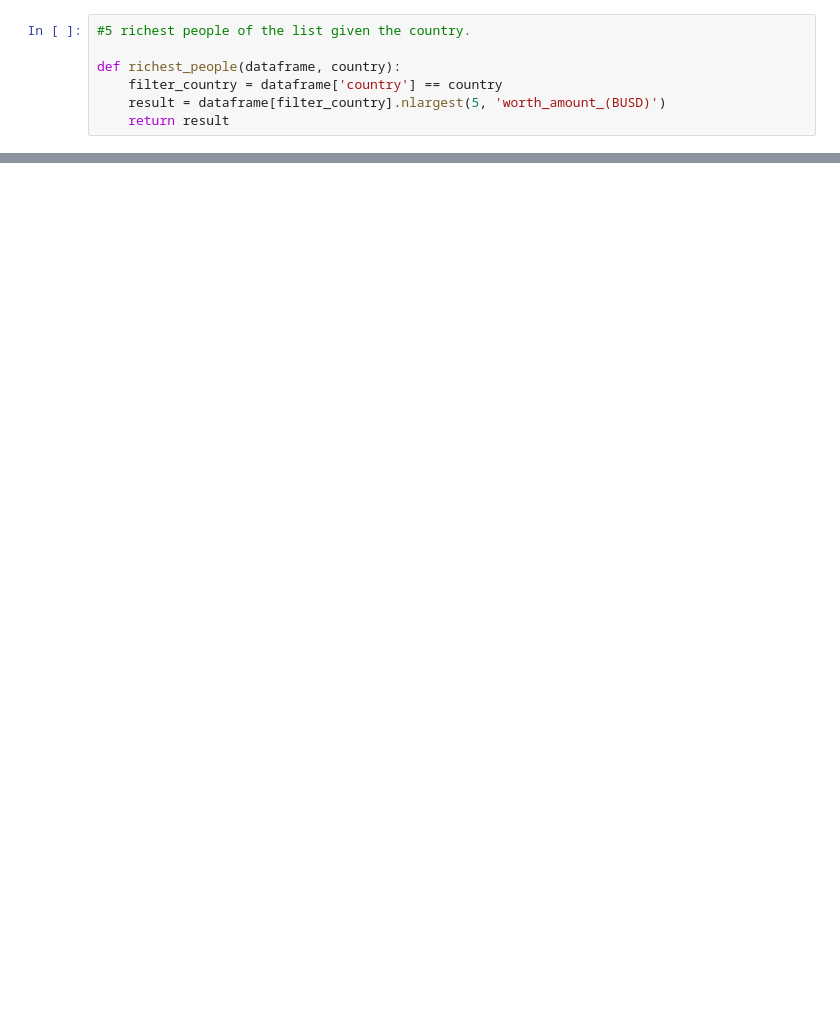
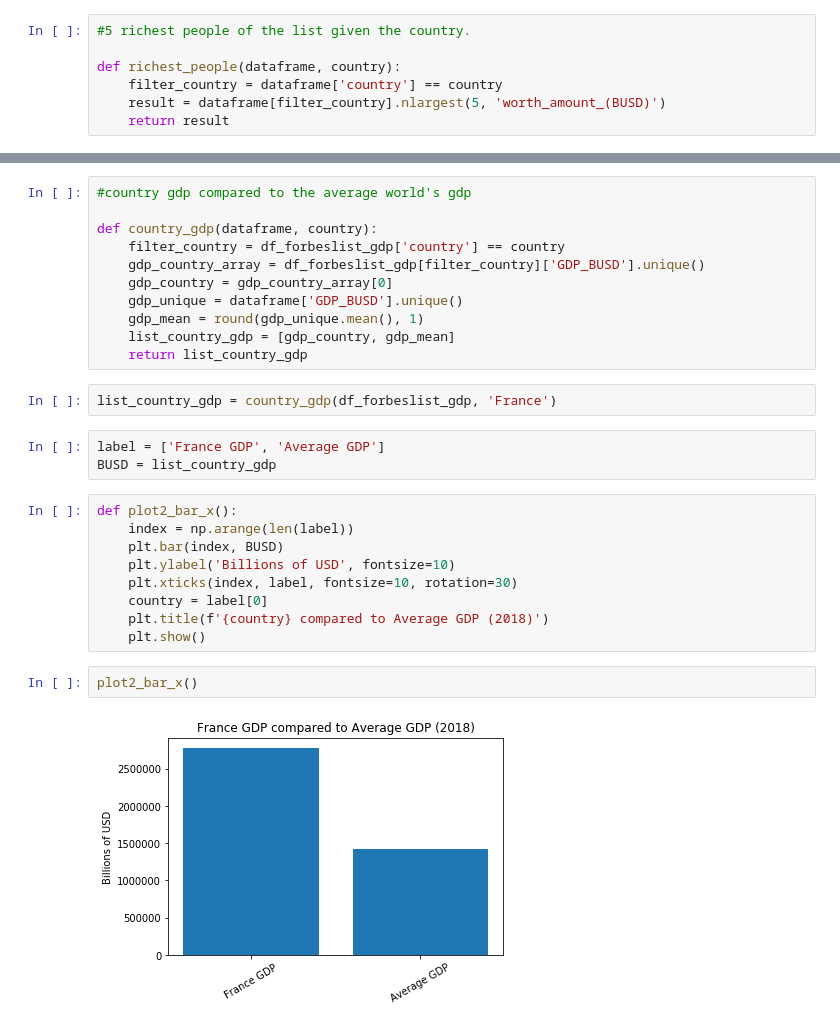
Before and after one commit to vkamg/Ironhack-Module-1-Project---Pipelines, a Jupyter notebook: notebooks/analysis.ipynb, the cells around one changed output, grey strips where cells are left out. Cells and saved outputs as stored; diff of their text form; blank space fills up the shorter version.

```diff
--- a/notebooks/analysis.ipynb
+++ b/notebooks/analysis.ipynb
@@ -20,0 +50,29 @@ def richest_people(dataframe, country):
+# %%
+#country gdp compared to the average world's gdp
+
+def country_gdp(dataframe, country):
+    filter_country = df_forbeslist_gdp['country'] == country
+    gdp_country_array = df_forbeslist_gdp[filter_country]['GDP_BUSD'].unique()
+    gdp_country = gdp_country_array[0]
+    gdp_unique = dataframe['GDP_BUSD'].unique()
+    gdp_mean = round(gdp_unique.mean(), 1)
+    list_country_gdp = [gdp_country, gdp_mean]
+    return list_country_gdp
+# %%
+list_country_gdp = country_gdp(df_forbeslist_gdp, 'France')
+# %%
+label = ['France GDP', 'Average GDP']
+BUSD = list_country_gdp
+# %%
+def plot2_bar_x():
+    index = np.arange(len(label))
+    plt.bar(index, BUSD)
+    plt.ylabel('Billions of USD', fontsize=10)
+    plt.xticks(index, label, fontsize=10, rotation=30)
+    country = label[0]
+    plt.title(f'{country} compared to Average GDP (2018)')
+    plt.show()
+# %%
+plot2_bar_x()
+# %% [output]
+[figure, added]
```
Also changed, not shown: parts of 15 cells of this notebook.
